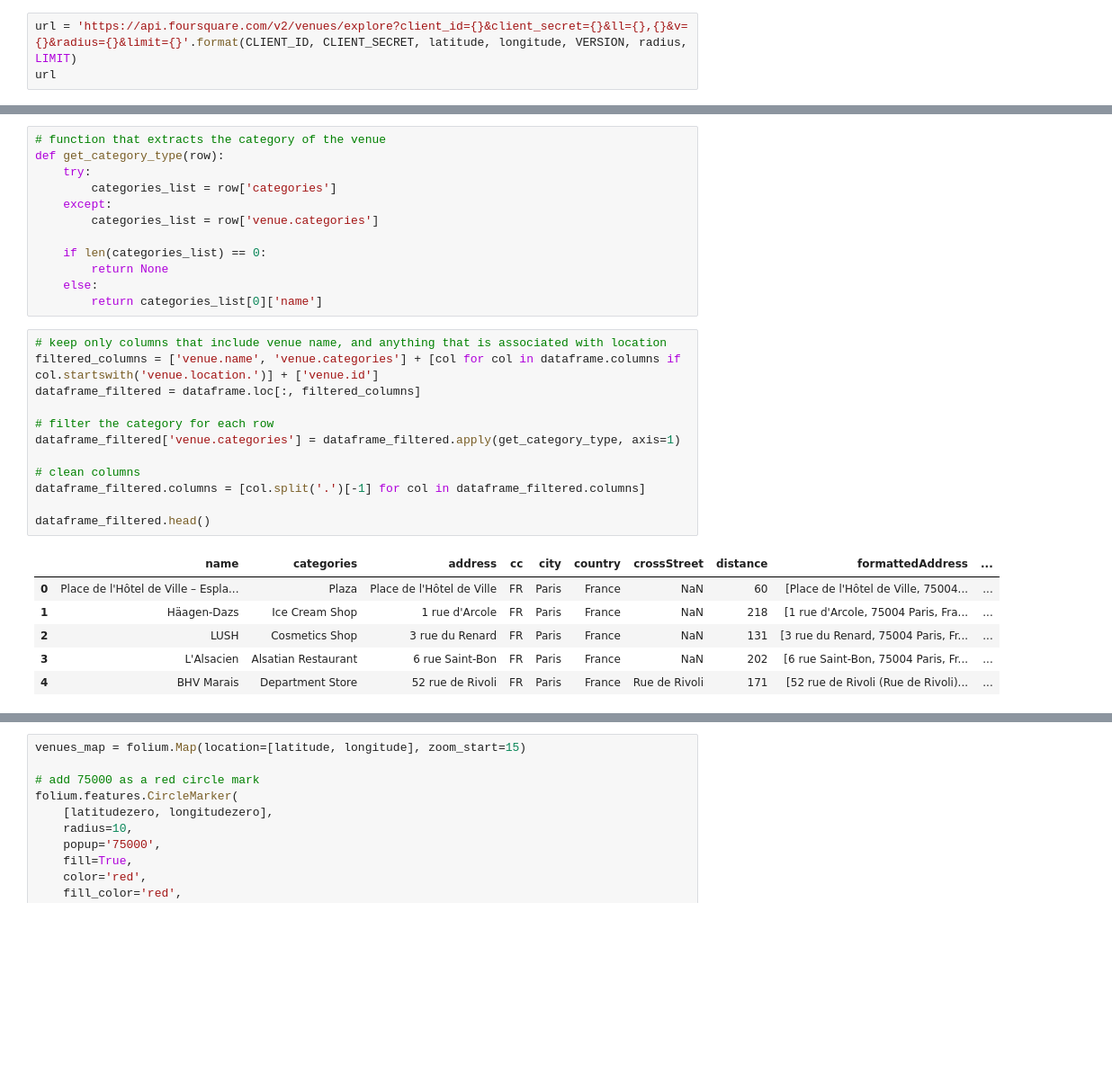
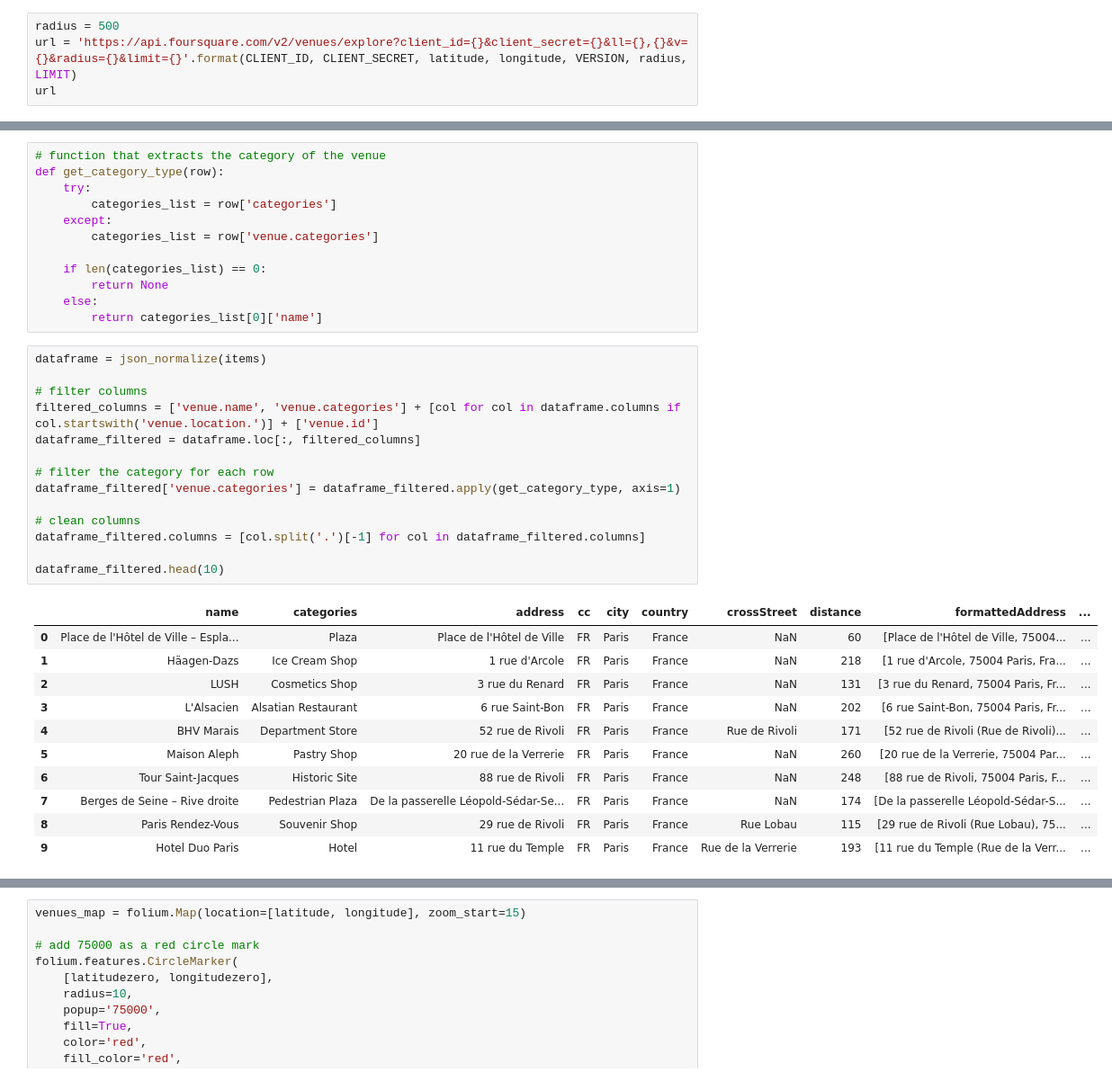
Before and after one commit to MameFatouMb/Capstone-project, a Jupyter notebook: Final Capstone project.ipynb, the cells around one changed output, grey strips where cells are left out. Shown: that part at 90% size. Saved outputs shown, nothing was run; the diff lists cells and outputs as text; blank space fills up the shorter version.

```diff
--- a/Final Capstone project.ipynb
+++ b/Final Capstone project.ipynb
@@ -53,6 +65,7 @@ print('The geograpical coordinate of Paris are {}, {}.'.format(latitude, longitu
 # %% [output]
 The geograpical coordinate of Paris are 48.8566101, 2.3514992.
 # %%
+radius = 500
 url = 'https://api.foursquare.com/v2/venues/explore?client_id={}&client_secret={}&ll={},{}&v={}&radius={}&limit={}'.format(CLIENT_ID, CLIENT_SECRET, latitude, longitude, VERSION, radius, LIMIT)
 url
 # %% [output]
@@ -96,24 +109,31 @@ def get_category_type(row):
     else:
         return categories_list[0]['name']
 # %%
-# keep only columns that include venue name, and anything that is associated with location
+dataframe = json_normalize(items)
+
+# filter columns
 filtered_columns = ['venue.name', 'venue.categories'] + [col for col in dataframe.columns if col.startswith('venue.location.')] + ['venue.id']
 dataframe_filtered = dataframe.loc[:, filtered_columns]
 
 # filter the category for each row
 dataframe_filtered['venue.categories'] = dataframe_filtered.apply(get_category_type, axis=1)
 
 # clean columns
 dataframe_filtered.columns = [col.split('.')[-1] for col in dataframe_filtered.columns]
 
-dataframe_filtered.head()
+dataframe_filtered.head(10)
 # %% [output]
 |  | name | categories | address | cc | city | country | crossStreet | distance | formattedAddress | ... |
 | 0 | Place de l'Hôtel de Ville – Espla... | Plaza | Place de l'Hôtel de Ville | FR | Paris | France | NaN | 60 | [Place de l'Hôtel de Ville, 75004... | ... |
 | 1 | Häagen-Dazs | Ice Cream Shop | 1 rue d'Arcole | FR | Paris | France | NaN | 218 | [1 rue d'Arcole, 75004 Paris, Fra... | ... |
 | 2 | LUSH | Cosmetics Shop | 3 rue du Renard | FR | Paris | France | NaN | 131 | [3 rue du Renard, 75004 Paris, Fr... | ... |
 | 3 | L'Alsacien | Alsatian Restaurant | 6 rue Saint-Bon | FR | Paris | France | NaN | 202 | [6 rue Saint-Bon, 75004 Paris, Fr... | ... |
 | 4 | BHV Marais | Department Store | 52 rue de Rivoli | FR | Paris | France | Rue de Rivoli | 171 | [52 rue de Rivoli (Rue de Rivoli)... | ... |
+| 5 | Maison Aleph | Pastry Shop | 20 rue de la Verrerie | FR | Paris | France | NaN | 260 | [20 rue de la Verrerie, 75004 Par... | ... |
+| 6 | Tour Saint-Jacques | Historic Site | 88 rue de Rivoli | FR | Paris | France | NaN | 248 | [88 rue de Rivoli, 75004 Paris, F... | ... |
+| 7 | Berges de Seine – Rive droite | Pedestrian Plaza | De la passerelle Léopold-Sédar-Se... | FR | Paris | France | NaN | 174 | [De la passerelle Léopold-Sédar-S... | ... |
+| 8 | Paris Rendez-Vous | Souvenir Shop | 29 rue de Rivoli | FR | Paris | France | Rue Lobau | 115 | [29 rue de Rivoli (Rue Lobau), 75... | ... |
+| 9 | Hotel Duo Paris | Hotel | 11 rue du Temple | FR | Paris | France | Rue de la Verrerie | 193 | [11 rue du Temple (Rue de la Verr... | ... |
 # %%
 # Get the location data for each borough of Paris
 address = '75000'
```
Also changed, not shown: parts of 12 cells of this notebook.
